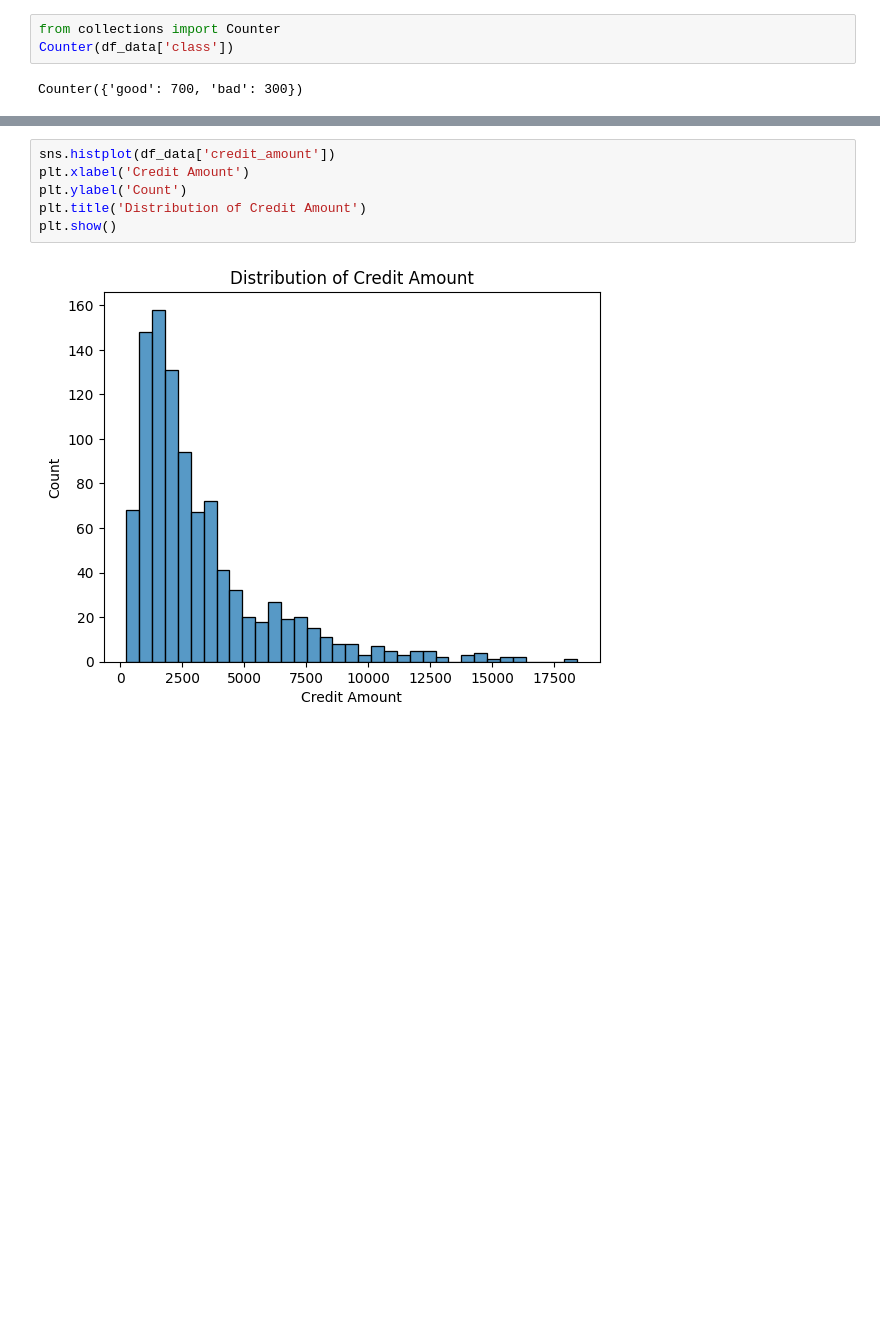
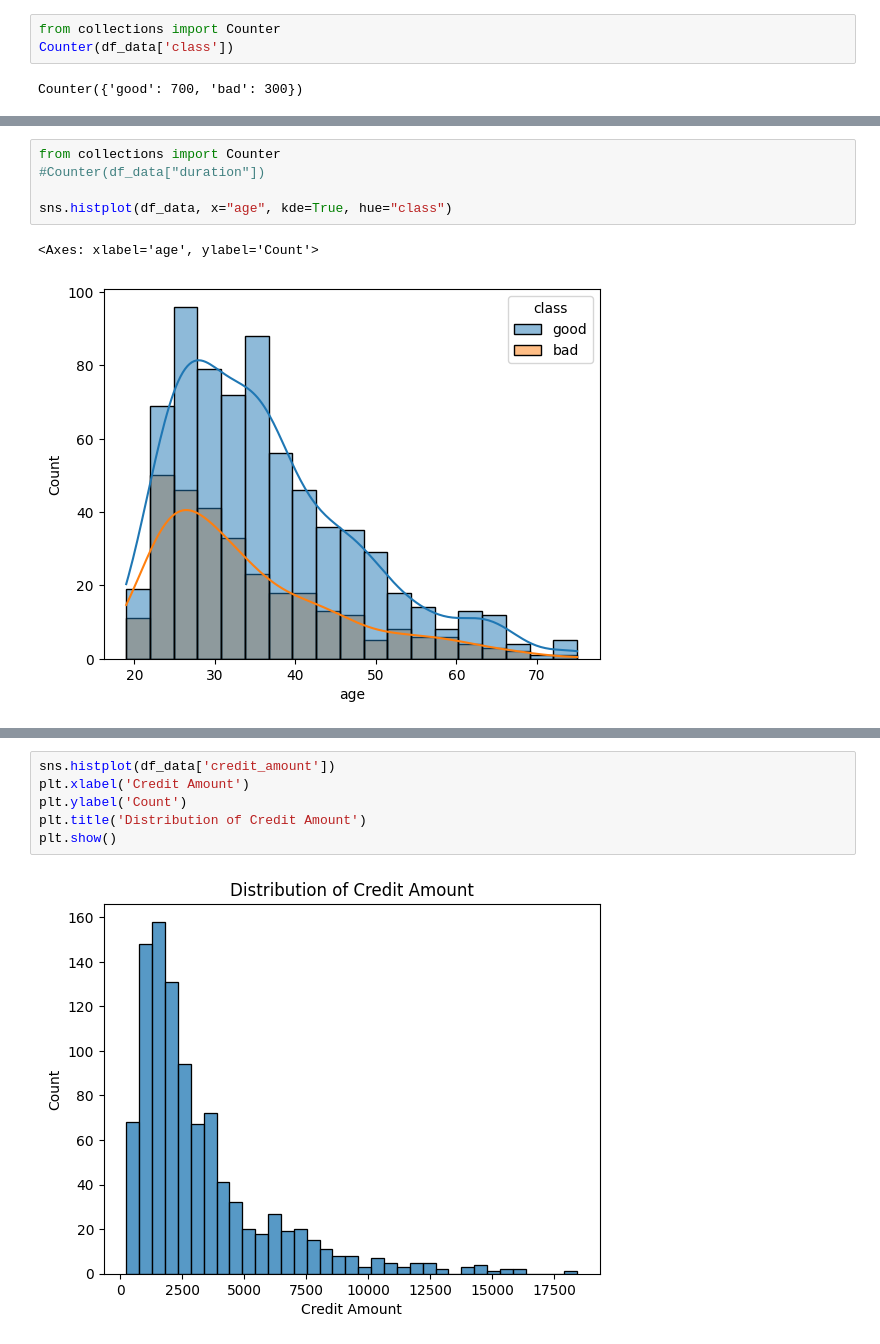
Before and after one commit to MaxPersoon/XAI-Project, a Jupyter notebook: EDA notebook ME.ipynb, the cells around one changed output, grey strips where cells are left out. Saved outputs shown, nothing was run; the diff lists cells and outputs as text; blank space fills up the shorter version.

```diff
--- a/EDA notebook ME.ipynb
+++ b/EDA notebook ME.ipynb
@@ -180,0 +186,8 @@ sns.histplot(df_data["duration"], kde=True)
+# %%
+from collections import Counter
+#Counter(df_data["duration"])
+
+sns.histplot(df_data, x="age", kde=True, hue="class")
+# %% [output]
+<Axes: xlabel='age', ylabel='Count'>
+[figure, added]
```
Also changed, not shown: parts of 14 cells of this notebook.
